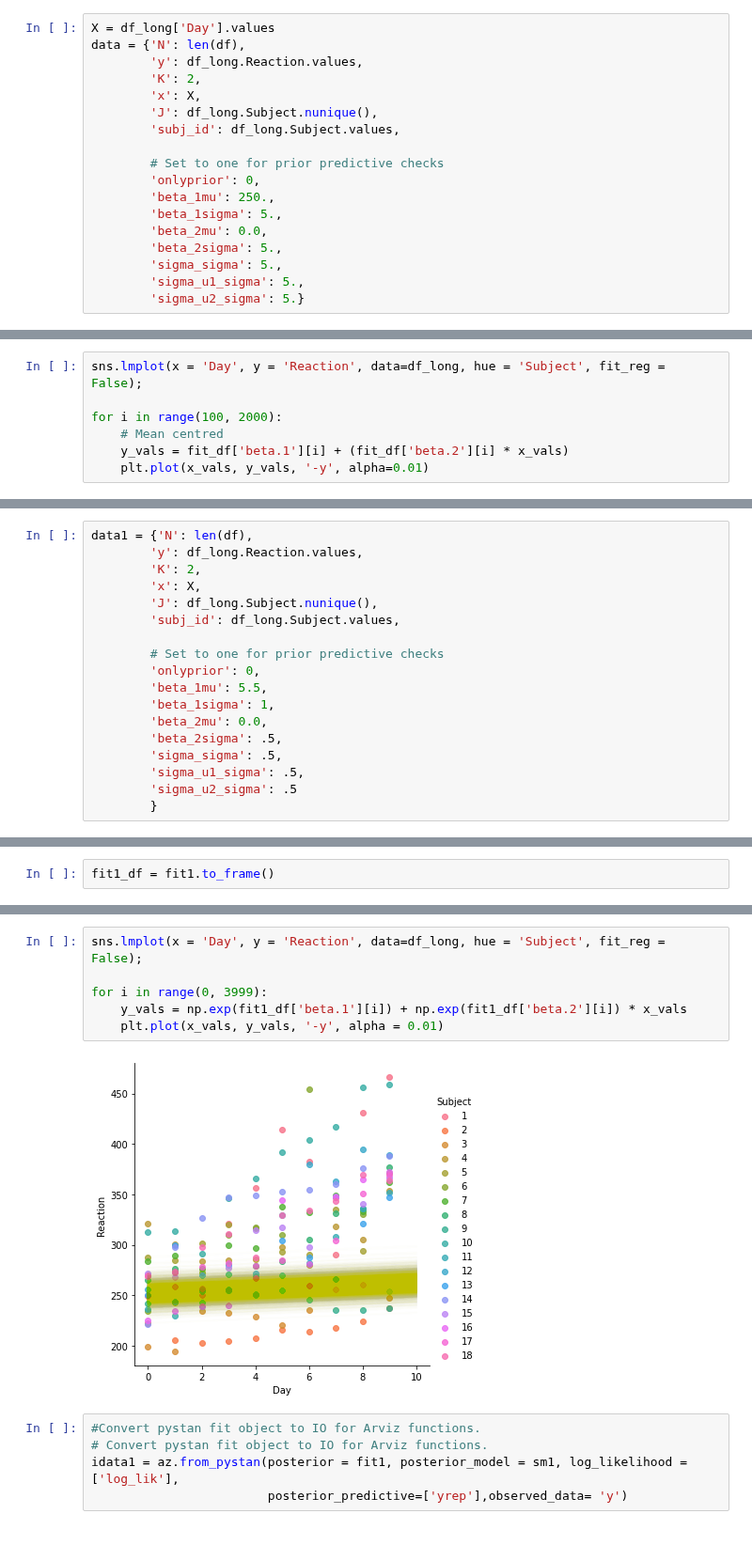
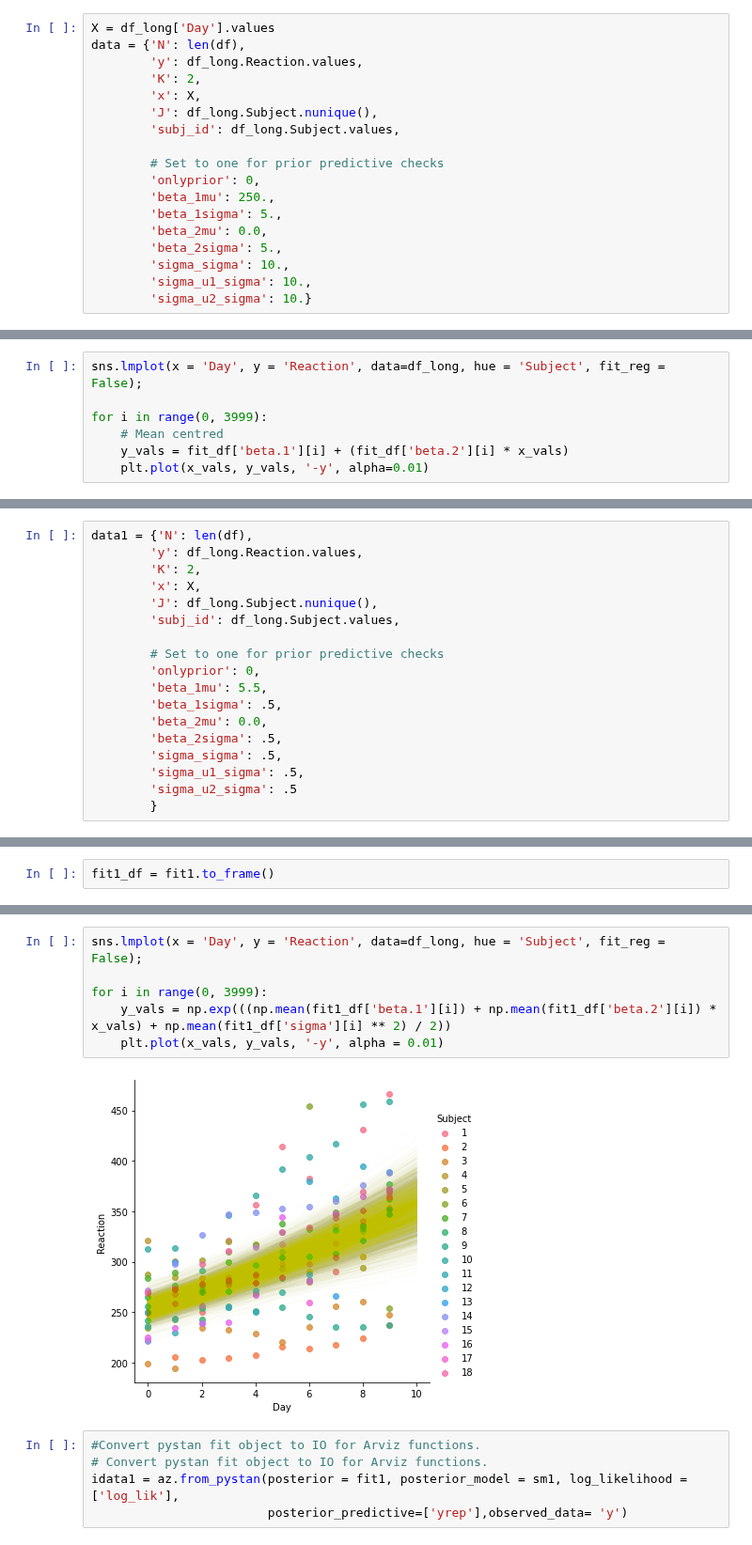
Before and after one commit to ebrlab/Statistical-methods-for-research-workers-bayes-for-psychologists-and-neuroscientists, a Jupyter notebook: wip/Bayesian estimation of Linear mixed model.ipynb, the cells around one changed output, grey strips where cells are left out. Shown at 94% size. Drawn from its saved outputs; the diff is of its cells as text.

```diff
--- a/wip/Bayesian estimation of Linear mixed model.ipynb
+++ b/wip/Bayesian estimation of Linear mixed model.ipynb
@@ -223,9 +223,9 @@ data = {'N': len(df),
         'beta_1sigma': 5.,
         'beta_2mu': 0.0,
         'beta_2sigma': 5.,
-        'sigma_sigma': 5.,
-        'sigma_u1_sigma': 5.,
-        'sigma_u2_sigma': 5.}
+        'sigma_sigma': 10.,
+        'sigma_u1_sigma': 10.,
+        'sigma_u2_sigma': 10.}
 # %%
 sm = ps.build(Linear_mixed_model, data = data)
 # %% [output]
@@ -288,7 +288,7 @@ plt.plot(x_vals, y_vals, '-');
 # %%
 sns.lmplot(x = 'Day', y = 'Reaction', data=df_long, hue = 'Subject', fit_reg = False);
 
-for i in range(100, 2000):
+for i in range(0, 3999):
     # Mean centred
     y_vals = fit_df['beta.1'][i] + (fit_df['beta.2'][i] * x_vals)
     plt.plot(x_vals, y_vals, '-y', alpha=0.01)
@@ -404,7 +404,7 @@ data1 = {'N': len(df),
         # Set to one for prior predictive checks
         'onlyprior': 0,
         'beta_1mu': 5.5,
-        'beta_1sigma': 1,
+        'beta_1sigma': .5,
         'beta_2mu': 0.0,
         'beta_2sigma': .5,
         'sigma_sigma': .5,
@@ -480,11 +478,11 @@ plt.plot(x_vals, y_vals1, '-');
 # %%
 sns.lmplot(x = 'Day', y = 'Reaction', data=df_long, hue = 'Subject', fit_reg = False);
 
 for i in range(0, 3999):
-    y_vals = np.exp(fit1_df['beta.1'][i]) + np.exp(fit1_df['beta.2'][i]) * x_vals
+    y_vals = np.exp(((np.mean(fit1_df['beta.1'][i]) + np.mean(fit1_df['beta.2'][i]) * x_vals) + np.mean(fit1_df['sigma'][i] ** 2) / 2))
     plt.plot(x_vals, y_vals, '-y', alpha = 0.01)
 # %% [output]
-[figure, old version]
+[figure, new version]
 # %%
 #Convert pystan fit object to IO for Arviz functions.
 # Convert pystan fit object to IO for Arviz functions.
```
Also changed, not shown: parts of 16 cells of this notebook, 2 other files.
